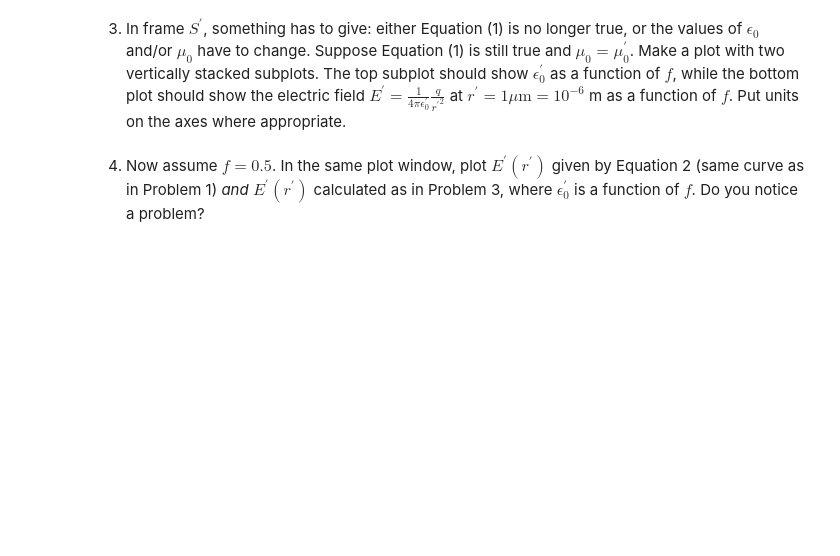
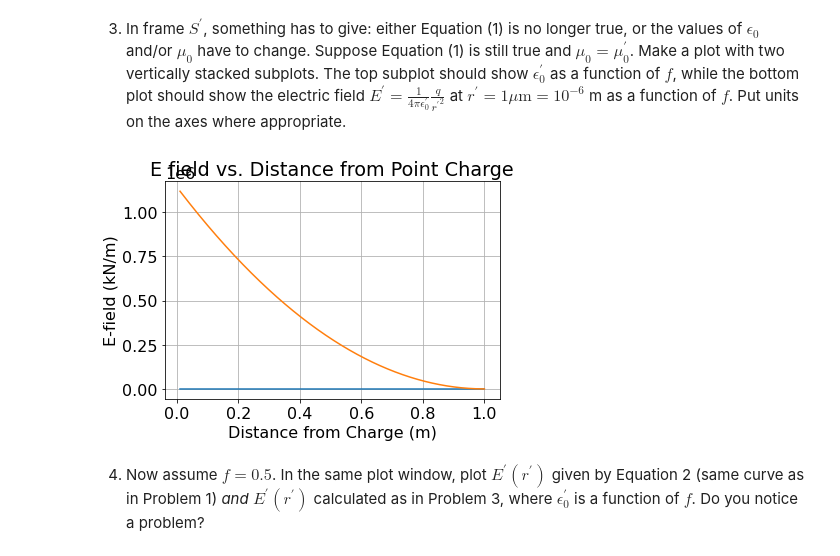
Before and after one commit to mitchrg/phys309, a Jupyter notebook: assignment1.ipynb, the cells around one changed output. Drawn from its saved outputs; the diff is of its cells as text; code cells hidden in the pictures; blank space fills up the shorter version.

```diff
--- a/assignment1.ipynb
+++ b/assignment1.ipynb
@@ -83,6 +84,31 @@ plt.show
 <ol start=3>
     <li>In frame $S^{\prime}$, something has to give: either Equation (1) is no longer true, or the values of $\epsilon_0$ and/or $\mu_0$ have to change. Suppose Equation (1) is still true and $\mu_0 = \mu_0^{\prime}$. Make a plot with two vertically stacked subplots. The top subplot should show $\epsilon_0^{\prime}$ as a function of $f$, while the bottom plot should show the electric field $E^{\prime} = \frac{1}{4 \pi \epsilon_0^{\prime}} \frac{q}{{r^{\prime}}^2}$ at $r^{\prime} = 1 \mu \mathrm{m} = 10^{-6}$ m as a function of $f$. Put units on the axes where appropriate.</li>
 </ol>
+# %%
+r = 10**-6
+f = np.linspace(.01,1,1000)
+c_prime = c*(f-1)
+def new_e0(c_matrix):
+  return 1/(c_matrix**2*u0)
+
+
+plt.plot(f,new_e0(c_prime))
+plt.ylabel('E prime value')
+plt.xlabel('Fraction of the speed of light frame is moving')
+plt.title('E prime value vs. speed of light')
+
+
+x = np.linspace(.01, 1, 1000)
+y = (1/(4*np.pi*new_e0(c_prime)*u0))*(q/r**2) /1000
+
+plt.plot(x, y)
+plt.xlabel('Distance from Charge (m)')
+plt.ylabel('E-field (kN/m)')
+plt.title('E field vs. Distance from Point Charge')
+plt.grid()
+plt.show()
+# %% [output]
+[figure, added]
 # %% [markdown]
 <ol start=4>
     <li>Now assume $f = 0.5$. In the same plot window, plot $E^{\prime}(r^{\prime})$ given by Equation 2 (same curve as in Problem 1) <em>and</em> $E^{\prime}(r^{\prime})$ calculated as in Problem 3, where $\epsilon_0^{\prime}$ is a function of $f$. Do you notice a problem?</li>
```
Also changed, not shown: parts of 2 cells of this notebook.
